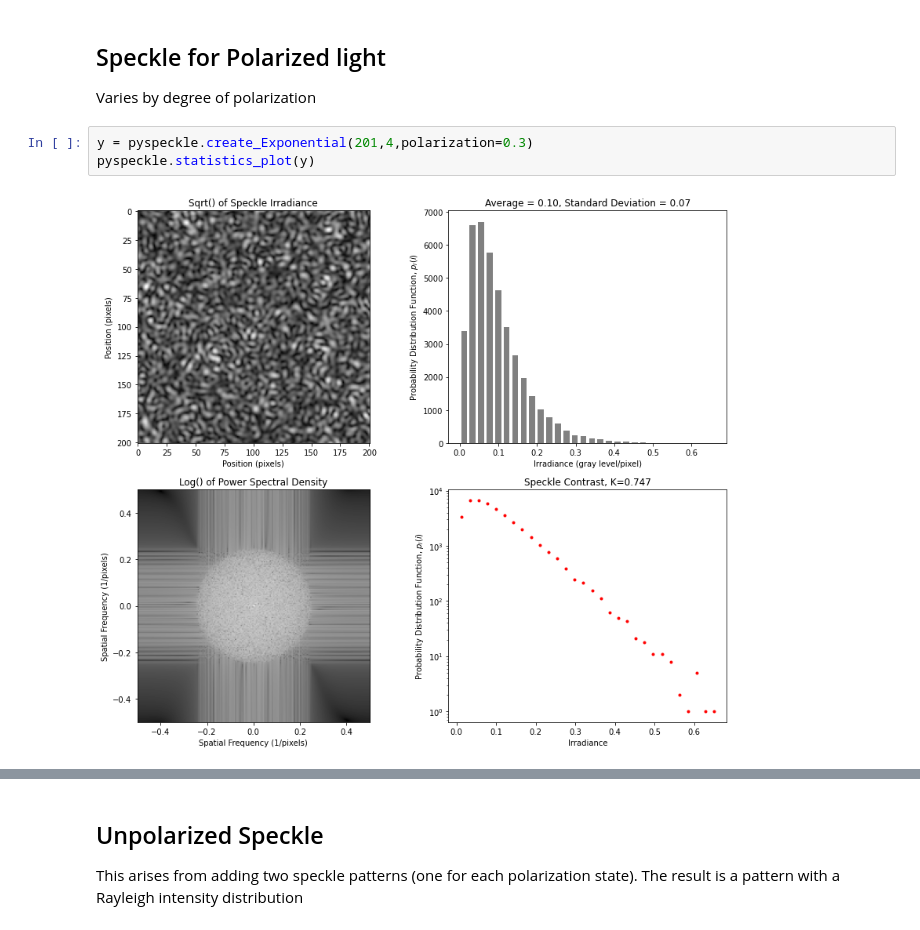
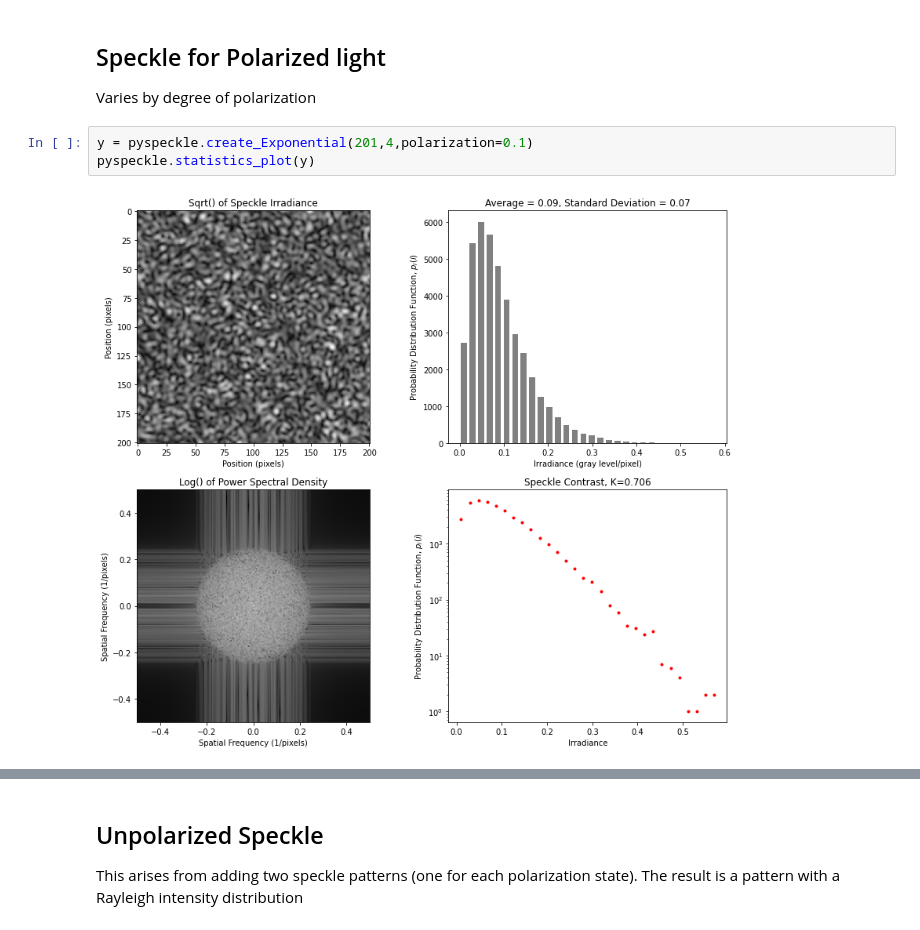
Before and after one commit to scottprahl/pyspeckle, a Jupyter notebook: docs/1-Two-Dim-Speckle-Basics.ipynb, the cells around one changed output, grey strips where cells are left out. Saved outputs shown, nothing was run; the diff lists cells and outputs as text.

```diff
--- a/docs/1-Two-Dim-Speckle-Basics.ipynb
+++ b/docs/1-Two-Dim-Speckle-Basics.ipynb
@@ -150,10 +150,10 @@ pyspeckle.statistics_plot(y)
 
 Varies by degree of polarization
 # %%
-y = pyspeckle.create_Exponential(201,4,polarization=0.3)
+y = pyspeckle.create_Exponential(201,4,polarization=0.1)
 pyspeckle.statistics_plot(y)
 # %% [output]
-[figure, old version]
+[figure, new version]
 # %%
 plt.subplots(3,3,figsize=(12,12))
 for i,pol in enumerate([0.1,0.2,0.3,0.4,0.5,0.6,0.7,0.8,0.9]):
```
Also changed, not shown: parts of 4 cells of this notebook, 5 other files.
